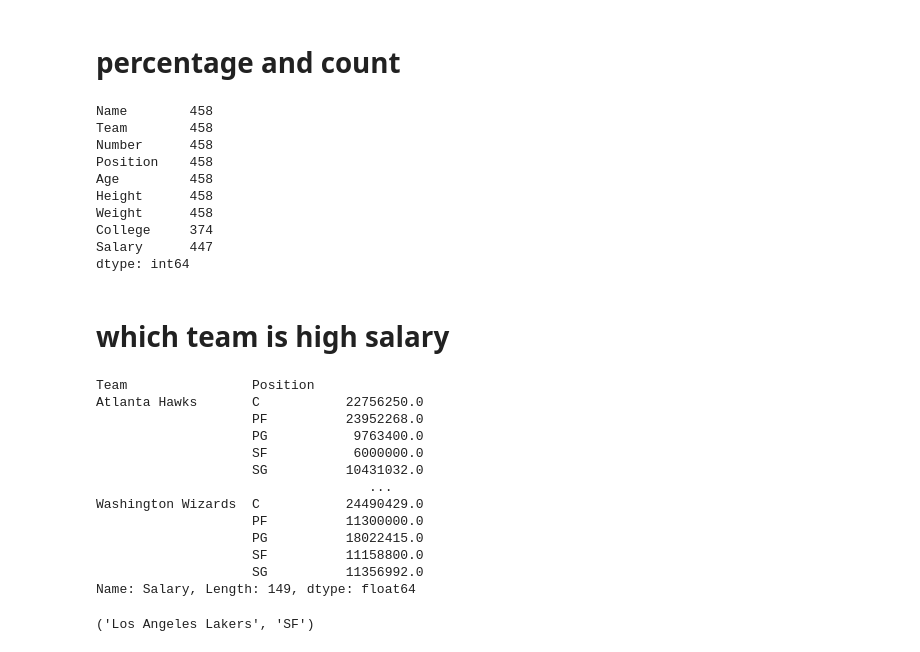
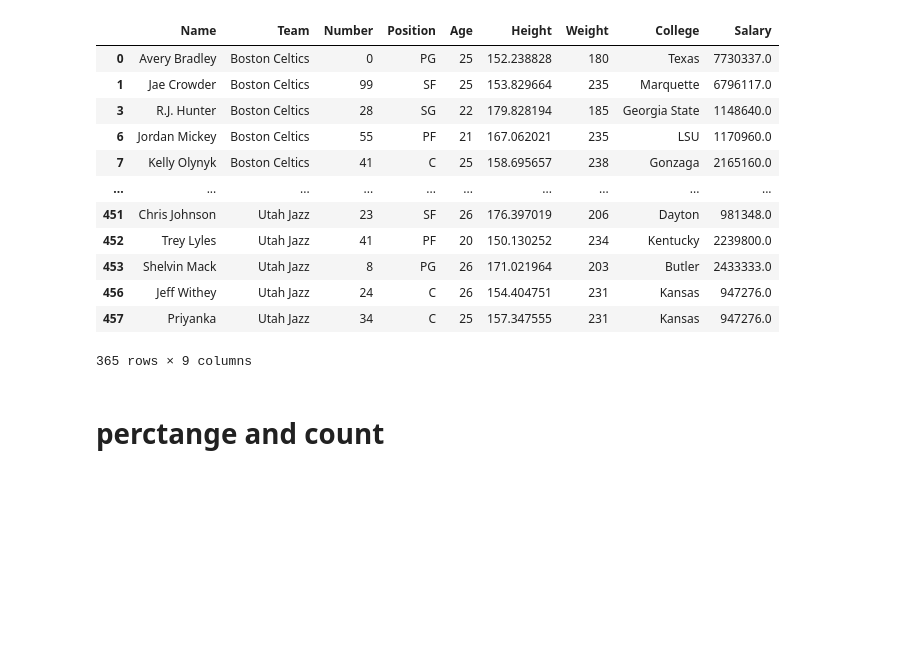
Before and after one commit to jishaalbert/Data-Science-projects, a Jupyter notebook: DS(project-1).ipynb, the cells around one changed output. Cells and saved outputs as stored; diff of their text form; code cells hidden in the pictures; blank space fills up the shorter version.

```diff
--- a/DS(project-1).ipynb
+++ b/DS(project-1).ipynb
@@ -41,39 +55,19 @@ df
+# %%
+df.dropna(subset=['College'],inplace=True)
+df
+# %% [output]
+|  | Name | Team | Number | Position | Age | Height | Weight | College | Salary |
+| 0 | Avery Bradley | Boston Celtics | 0 | PG | 25 | 152.238828 | 180 | Texas | 7730337.0 |
+| 1 | Jae Crowder | Boston Celtics | 99 | SF | 25 | 153.829664 | 235 | Marquette | 6796117.0 |
+| 3 | R.J. Hunter | Boston Celtics | 28 | SG | 22 | 179.828194 | 185 | Georgia State | 1148640.0 |
+| 6 | Jordan Mickey | Boston Celtics | 55 | PF | 21 | 167.062021 | 235 | LSU | 1170960.0 |
+| 7 | Kelly Olynyk | Boston Celtics | 41 | C | 25 | 158.695657 | 238 | Gonzaga | 2165160.0 |
+| ... | ... | ... | ... | ... | ... | ... | ... | ... | ... |
+| 451 | Chris Johnson | Utah Jazz | 23 | SF | 26 | 176.397019 | 206 | Dayton | 981348.0 |
+| 452 | Trey Lyles | Utah Jazz | 41 | PF | 20 | 150.130252 | 234 | Kentucky | 2239800.0 |
+| 453 | Shelvin Mack | Utah Jazz | 8 | PG | 26 | 171.021964 | 203 | Butler | 2433333.0 |
+| 456 | Jeff Withey | Utah Jazz | 24 | C | 26 | 154.404751 | 231 | Kansas | 947276.0 |
+| 457 | Priyanka | Utah Jazz | 34 | C | 25 | 157.347555 | 231 | Kansas | 947276.0 |
+365 rows × 9 columns
 # %% [markdown]
-# percentage and count
+# perctange and count
-# %%
-print(df.count())
-# %% [output]
-Name        458
-Team        458
-Number      458
-Position    458
-Age         458
-Height      458
-Weight      458
-College     374
-Salary      447
-dtype: int64
-# %% [markdown]
-# which team is high salary
-# %%
-spending=df.groupby(['Team','Position'])['Salary'].sum()
-print(spending)
-# %% [output]
-Team                Position
-Atlanta Hawks       C           22756250.0
-                    PF          23952268.0
-                    PG           9763400.0
-                    SF           6000000.0
-                    SG          10431032.0
-                                   ...
-Washington Wizards  C           24490429.0
-                    PF          11300000.0
-                    PG          18022415.0
-                    SF          11158800.0
-                    SG          11356992.0
-Name: Salary, Length: 149, dtype: float64
-# %%
-highest_spending=spending.idxmax()
-print(highest_spending)
-# %% [output]
-('Los Angeles Lakers', 'SF')
```
Also changed, not shown: parts of 30 cells of this notebook.
